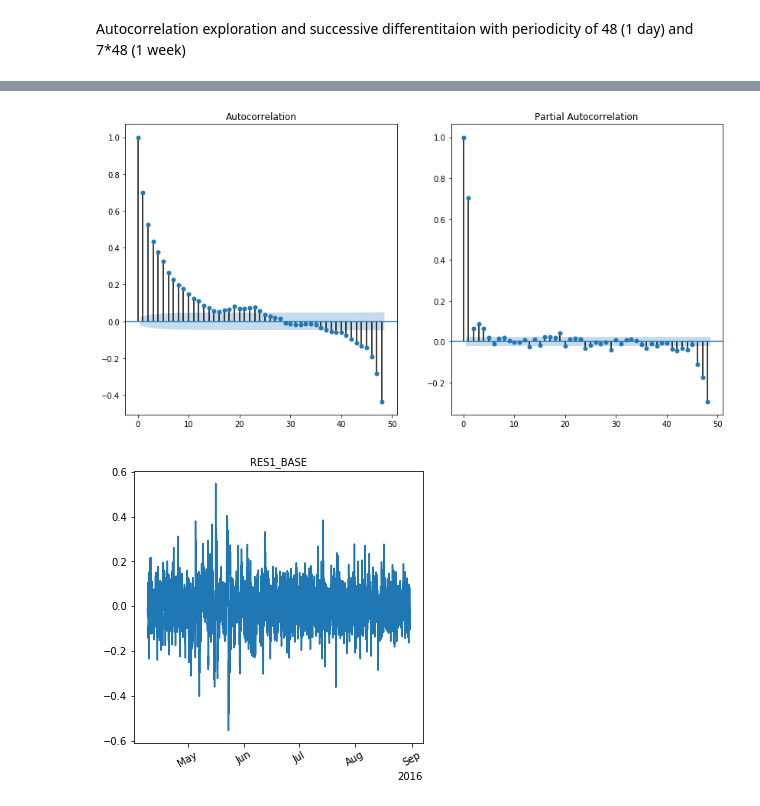
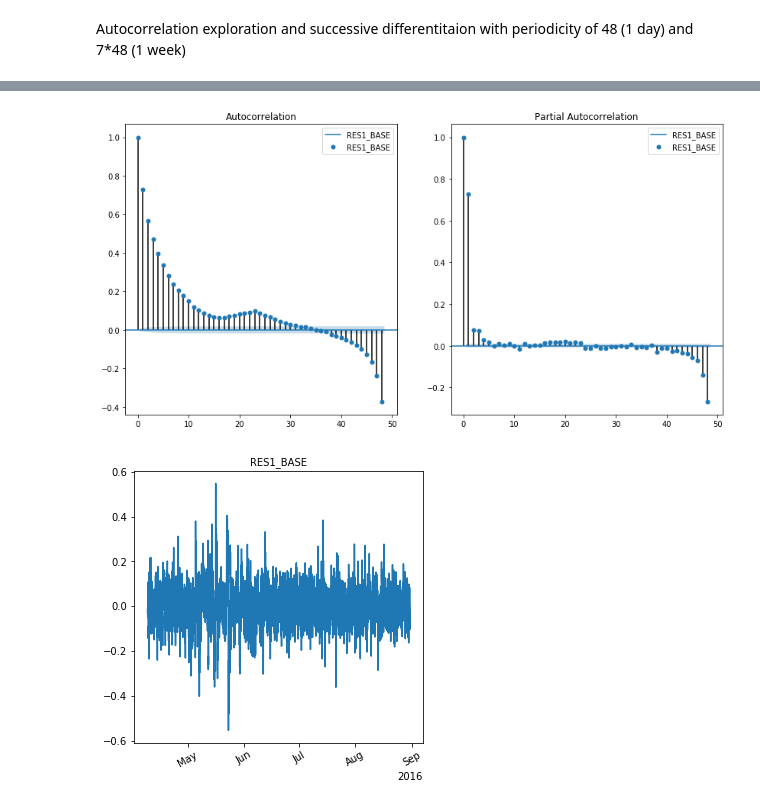
Before and after one commit to fredcoq/challenge-data-ens, a Jupyter notebook: statistical_exploration.ipynb, the cells around one changed output, grey strips where cells are left out. Saved outputs shown, nothing was run; the diff lists cells and outputs as text; code cells hidden in the pictures.

```diff
--- a/statistical_exploration.ipynb
+++ b/statistical_exploration.ipynb
@@ -3,6 +3,9 @@ import pandas as pd
 from dataviz import data_slice,data_slice_year,data_slice_date,data_timeplot
 from datetime import datetime, date, timedelta
 import matplotlib.pyplot as plt
+def savefig(figure, filename, dpi=200):
+    for ext in ['png','jpeg','pdf']:
+        figure.savefig(f'./figures/{filename}.{ext}', dpi=dpi)
 # %%
 
 X_train=pd.read_csv('training_input_qFI2jug.csv', index_col="Horodate_UTC",parse_dates=['Horodate_UTC'],dayfirst=True)
@@ -41,7 +44,7 @@ y_train['timestamp']=pd.to_datetime(y_train.index)
 # Exploration des séries temporelles
 # %%
 # extraction of RES1_BASE profile untill 30/06/2018
-Res1_base=data_slice_date(y_train,date(2016,4,1),date(2016,8,31),['RES1_BASE'])
+Res1_base=data_slice_date(y_train,date(2013,10,15),date(2016,8,31),['RES1_BASE'])
 Res1_base_test=data_slice_date(y_train,date(2016,9,1),date(2016,9,30),['RES1_BASE'])
 # %%
 Res1_base
@@ -108,13 +116,16 @@ autocorrelation_plot(Res1_base_7d)
 # %%
 from  statsmodels.graphics.tsaplots import plot_acf,plot_pacf
-plt.figure(figsize= (14,7))
+fig=plt.figure(figsize= (14,7))
 plt.subplot(121)
-plot_acf(Res1_base_7d['RES1_BASE'], lags = 48,ax=plt.gca())
+plot_acf(Res1_base_7d['RES1_BASE'], lags = 48,ax=plt.gca(),label='RES1_BASE')
+plt.legend()
 plt.subplot(122)
-plot_pacf(Res1_base_7d['RES1_BASE'], lags = 48, ax=plt.gca())
+plot_pacf(Res1_base_7d['RES1_BASE'], lags = 48, ax=plt.gca(),label='RES1_BASE')
+plt.legend()
 plt.show()
+savefig(fig,'RES1_BASE_ACF_PACF')
 # %% [output]
-[figure, old version]
+[figure, new version]
 # %%
 data_timeplot(Res1_base_7d)
 # %% [output]
```
Also changed, not shown: parts of 12 cells of this notebook, 48 other files.
